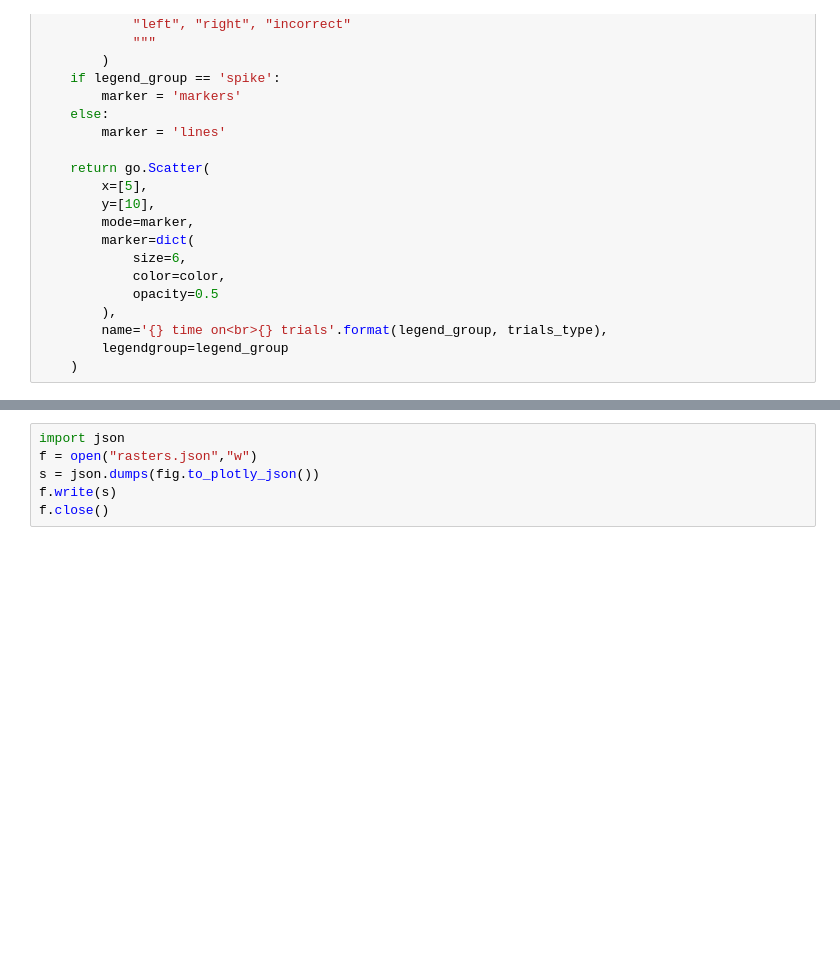
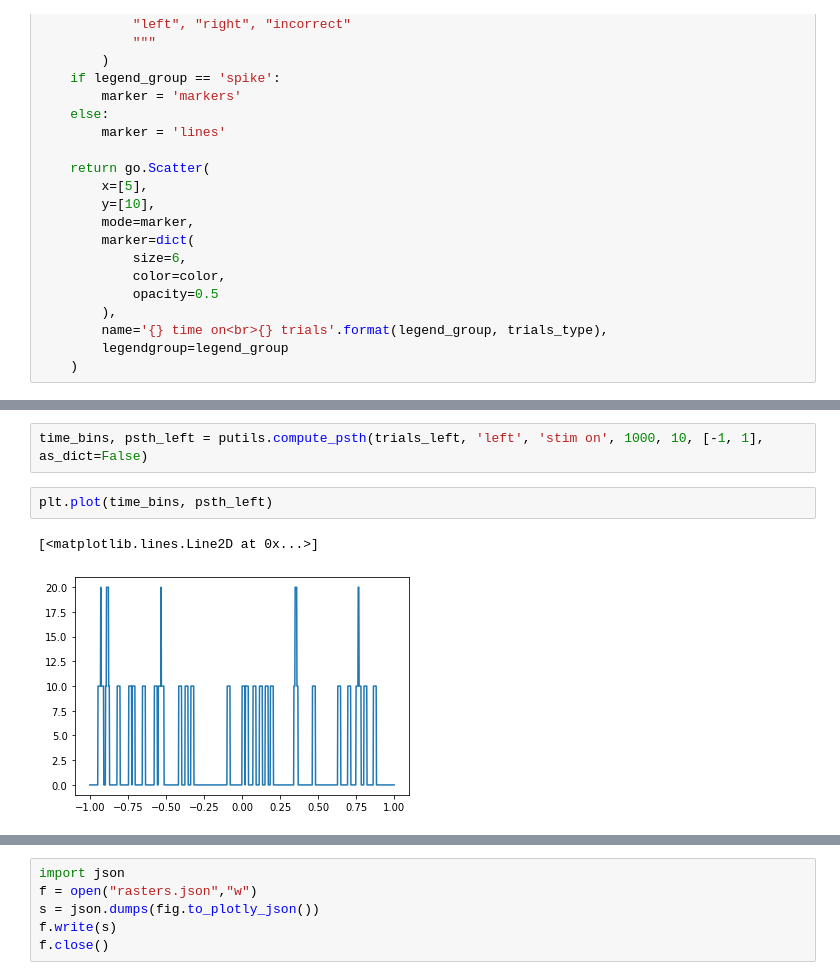
Before and after one commit to int-brain-lab/IBL-pipeline, a Jupyter notebook: notebooks/notebooks_plotting/Rasters.ipynb, the cells around one changed output, grey strips where cells are left out. Drawn from its saved outputs; the diff is of its cells as text; blank space fills up the shorter version.

```diff
--- a/notebooks/notebooks_plotting/Rasters.ipynb
+++ b/notebooks/notebooks_plotting/Rasters.ipynb
@@ -261 +291,8 @@ encoded_string, y_lim, label = create_raster_plot_combined(
+# %%
+time_bins, psth_left = putils.compute_psth(trials_left, 'left', 'stim on', 1000, 10, [-1, 1], as_dict=False)
+# %%
+plt.plot(time_bins, psth_left)
+# %% [output]
+[<matplotlib.lines.Line2D at 0x...>]
+[figure, added]
 # %%
```
Also changed, not shown: parts of 12 cells of this notebook, 3 other files.
